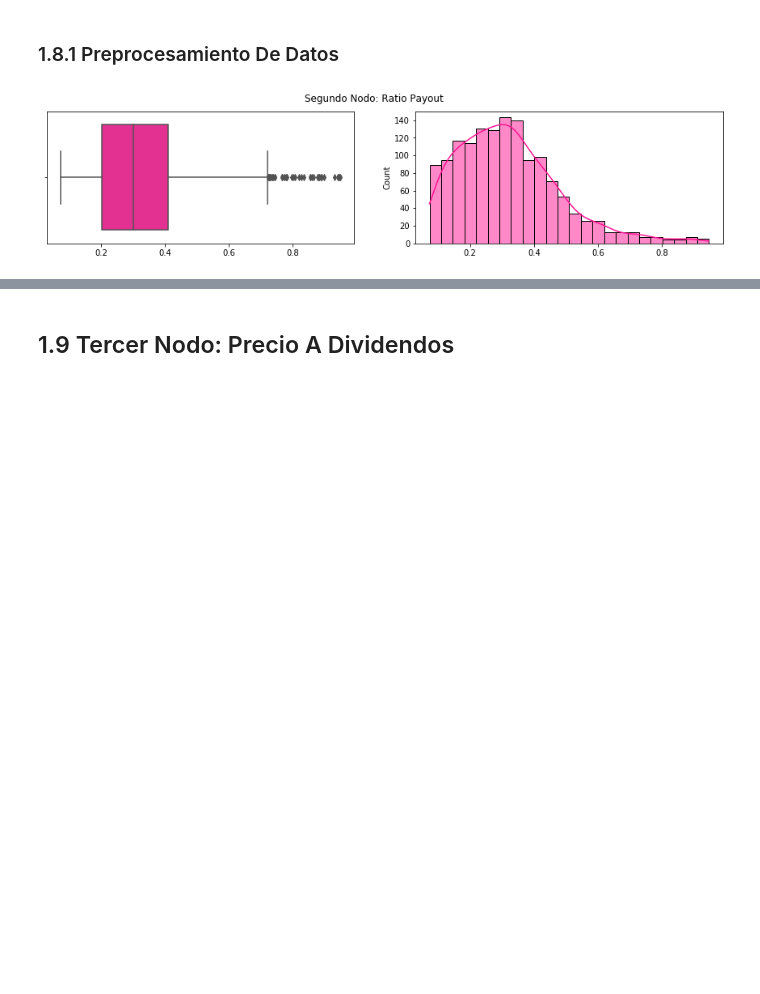
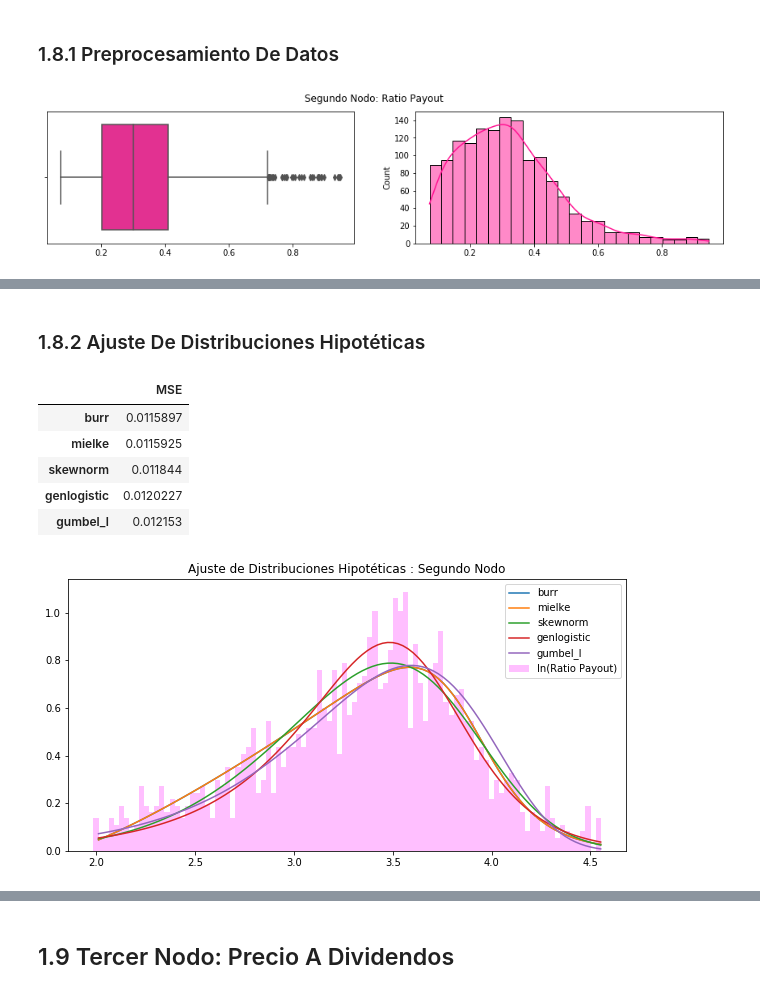
Before and after one commit to EMarquez7/Proyecto_DALopez_EMarquez, a Jupyter notebook: ProyectoModulo1_LazarenoD_DelgadoE-Copy1.ipynb, the cells around one changed output, grey strips where cells are left out. Cells and saved outputs as stored; diff of their text form; code cells hidden in the pictures; blank space fills up the shorter version.

```diff
--- a/ProyectoModulo1_LazarenoD_DelgadoE-Copy1.ipynb
+++ b/ProyectoModulo1_LazarenoD_DelgadoE-Copy1.ipynb
@@ -476,0 +492,14 @@ boxAndHistPlot(data2_log, (15, 3), "violet", "Segundo Nodo: In(Ratio Payout)")
+# %% [markdown]
+### 1.8.2 Ajuste De Distribuciones Hipotéticas
+# %%
+fitting2 = fittingHypotheticalDistributions(data2_log, "MSE", "In(Ratio Payout)", "magenta",
+                                            "Ajuste de Distribuciones Hipotéticas : Segundo Nodo", (10, 5))
+fitting2
+# %% [output]
+|  | MSE |
+| burr | 0.0115897 |
+| mielke | 0.0115925 |
+| skewnorm | 0.011844 |
+| genlogistic | 0.0120227 |
+| gumbel_l | 0.012153 |
+[figure, added]
```
Also changed, not shown: parts of 25 cells of this notebook.
